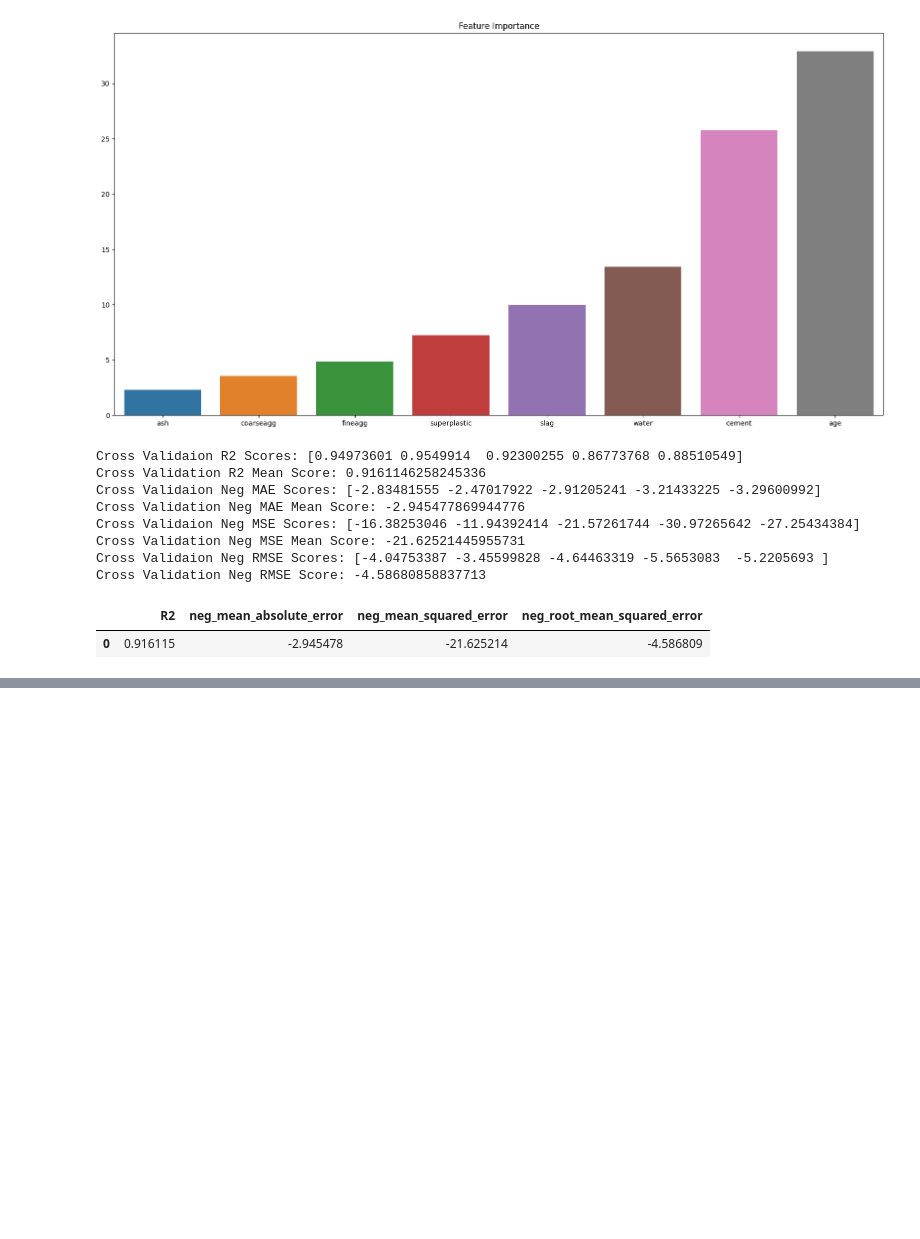
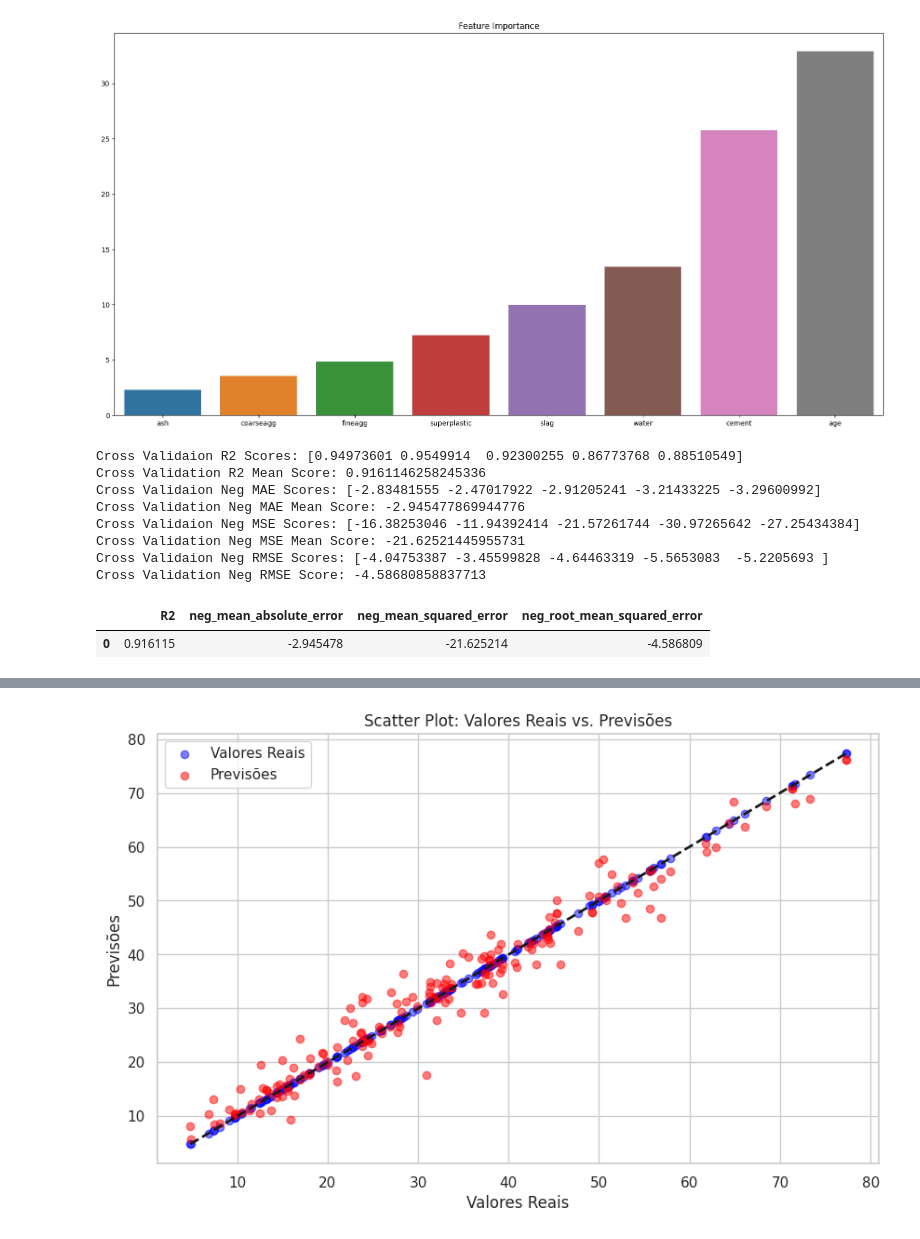
Before and after one commit to tataap/Projeto_Aplicado_XPE, a Jupyter notebook: PA_test.ipynb, the cells around one changed output, grey strips where cells are left out. Drawn from its saved outputs; the diff is of its cells as text; code cells hidden in the pictures; blank space fills up the shorter version.

```diff
--- a/PA_test.ipynb
+++ b/PA_test.ipynb
@@ -532,0 +543,21 @@ cv_merics
+# %%
+# Scatter plot com linha diagonal
+plt.figure(figsize=(10, 6))
+
+# Scatter plot para valores reais (azul)
+plt.scatter(y_test, y_test, color='blue', label='Valores Reais', alpha=0.5)
+
+# Scatter plot para previsões (vermelho)
+plt.scatter(y_test, y_preds, color='red', label='Previsões', alpha=0.5)
+
+plt.plot([min(y_test), max(y_test)], [min(y_test), max(y_test)], '--k', linewidth=2)  # Linha diagonal
+
+# Configurando a legenda
+plt.legend()
+
+plt.title('Scatter Plot: Valores Reais vs. Previsões')
+plt.xlabel('Valores Reais')
+plt.ylabel('Previsões')
+plt.show()
+# %% [output]
+[figure, added]
```
Also changed, not shown: parts of 7 cells of this notebook, 8 other files.
